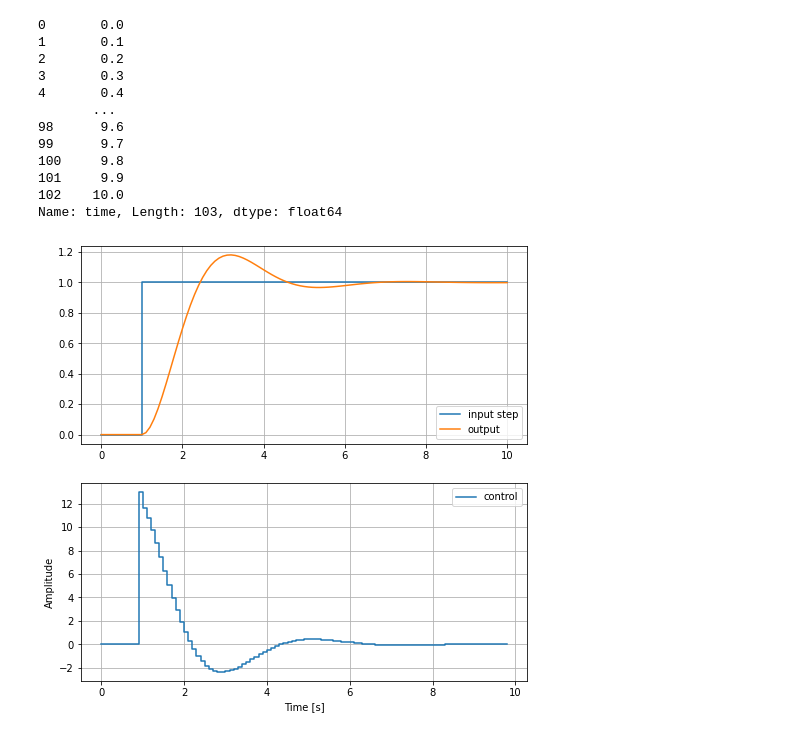
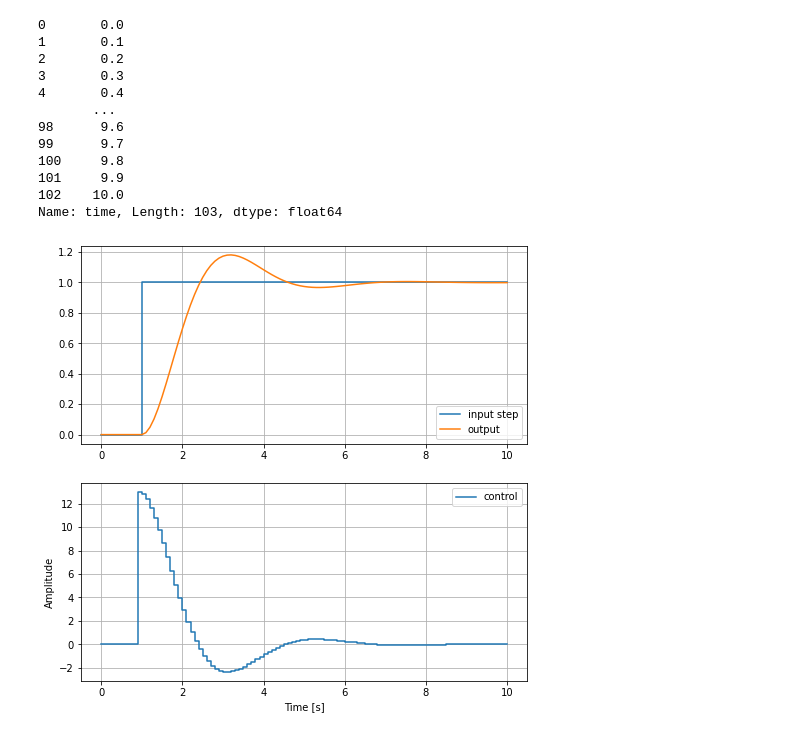
Before and after one commit to waskita/embedded, a Jupyter notebook: bilinear/analisis-sistem-kendali.ipynb, the cells around one changed output. Saved outputs shown, nothing was run; the diff lists cells and outputs as text; code cells hidden in the pictures.

```diff
--- a/bilinear/analisis-sistem-kendali.ipynb
+++ b/bilinear/analisis-sistem-kendali.ipynb
@@ -368,15 +379,15 @@ Name: time, Length: 103, dtype: float64
 # %%
 #plt.figure(figsize=(8, 8))
 figure, axis = plt.subplots(2, 1, figsize=(8, 8))
 axis[0].plot(df['time'],df['Step:1'],label='input step')
 axis[0].plot(df['time'],df['Transfer Fcn:1'],label='output')
 axis[0].grid()
 axis[0].legend(loc='best')
-axis[1].step(df['time'],df['Zero-Order Hold:1'],label='control')
+axis[1].step(df['time.1'],df['Zero-Order Hold:1'],label='control')
 plt.xlabel('Time [s]')
 plt.ylabel('Amplitude')
 plt.legend(loc='best')
 plt.grid()
-figure.savefig("chapter13.jpg",dpi=300)
+figure.savefig("chapter13-fs10.jpg",dpi=300)
 # %% [output]
-[figure, old version]
+[figure, new version]
```
Also changed, not shown: parts of 19 cells of this notebook, 8 other files.
